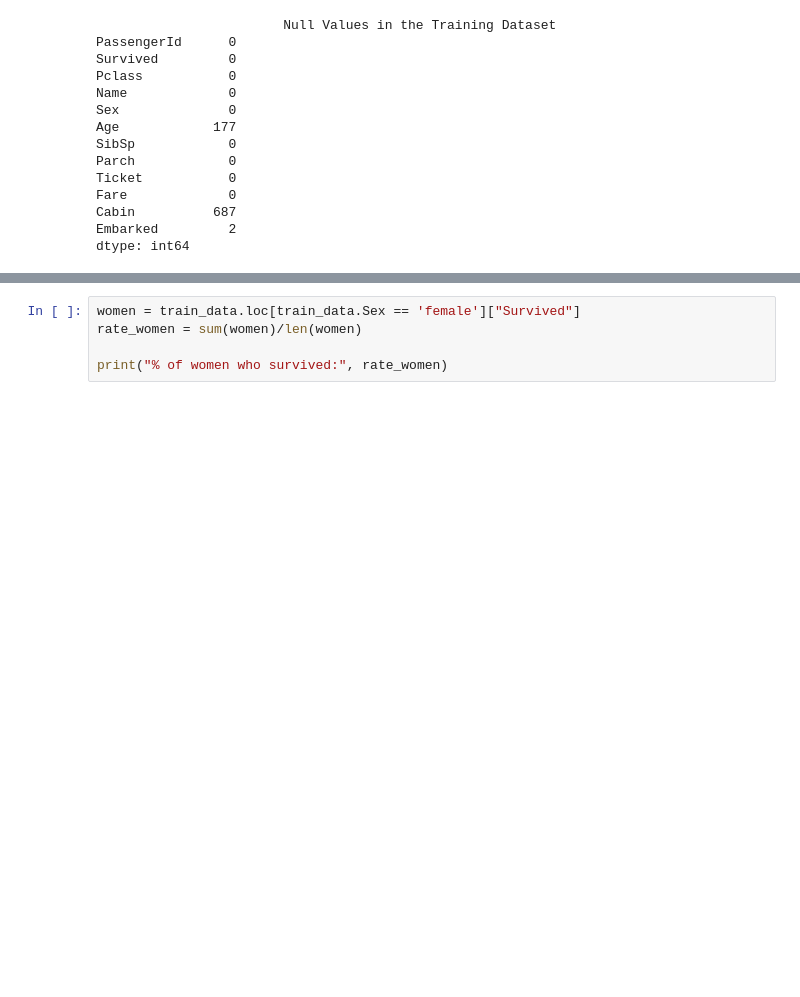
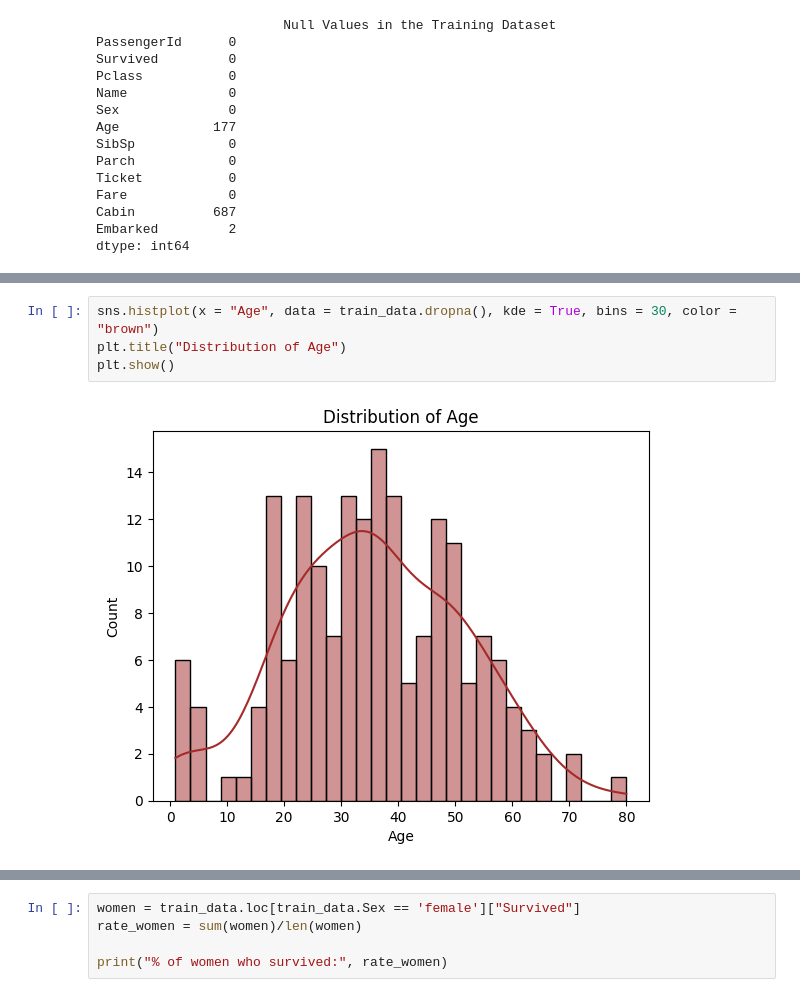
Before and after one commit to KR-16/Titanic_CSE5334, a Jupyter notebook: titanic_model.ipynb, the cells around one changed output, grey strips where cells are left out. Cells and saved outputs as stored; diff of their text form; blank space fills up the shorter version.

```diff
--- a/titanic_model.ipynb
+++ b/titanic_model.ipynb
@@ -73,0 +124,6 @@ dtype: int64
+# %%
+sns.histplot(x = "Age", data = train_data.dropna(), kde = True, bins = 30, color = "brown")
+plt.title("Distribution of Age")
+plt.show()
+# %% [output]
+[figure, added]
```
Also changed, not shown: parts of 16 cells of this notebook.
